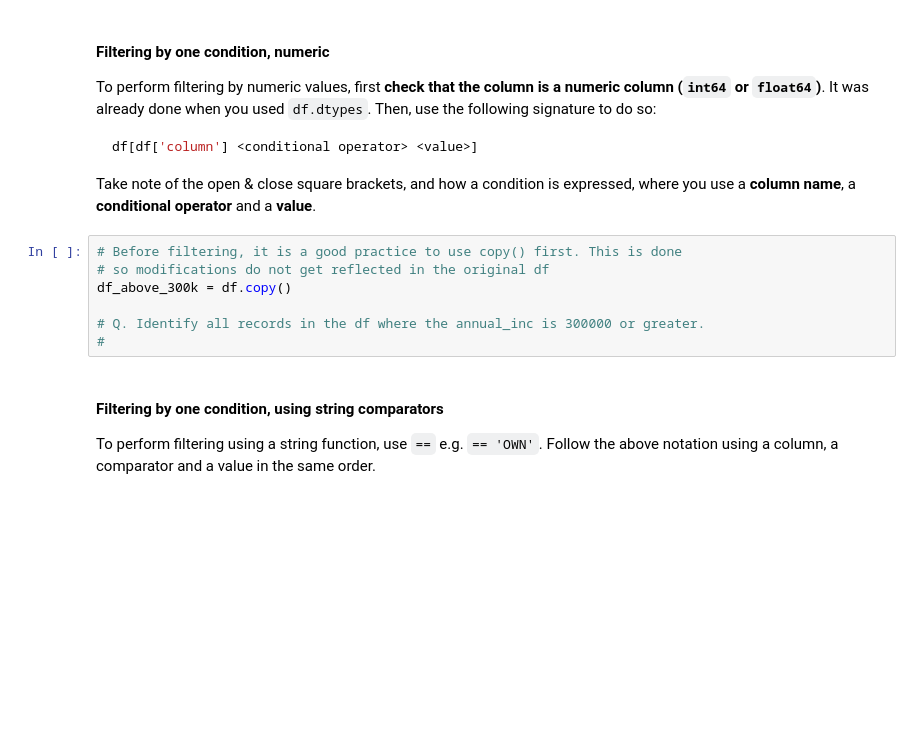
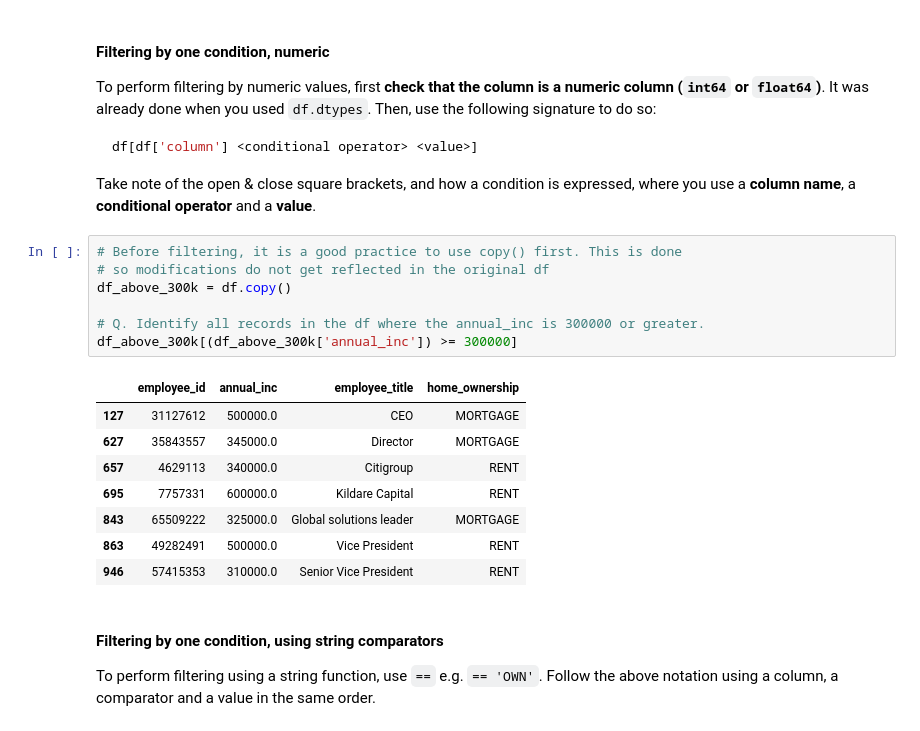
Before and after one commit to jermsinarocket/Hackwagon-DS102, a Jupyter notebook: Week 1/In-Class Exercise/week-1-inclass-b-pandas_i_student.ipynb, the cells around one changed output. Cells and saved outputs as stored; diff of their text form; blank space fills up the shorter version.

```diff
--- a/Week 1/In-Class Exercise/week-1-inclass-b-pandas_i_student.ipynb
+++ b/Week 1/In-Class Exercise/week-1-inclass-b-pandas_i_student.ipynb
@@ -127,10 +189,19 @@ Take note of the open & close square brackets, and how a condition is expressed,
 # %%
 # Before filtering, it is a good practice to use copy() first. This is done
 # so modifications do not get reflected in the original df
 df_above_300k = df.copy()
 
 # Q. Identify all records in the df where the annual_inc is 300000 or greater.
-#
+df_above_300k[(df_above_300k['annual_inc']) >= 300000]
+# %% [output]
+|  | employee_id | annual_inc | employee_title | home_ownership |
+| 127 | 31127612 | 500000.0 | CEO | MORTGAGE |
+| 627 | 35843557 | 345000.0 | Director | MORTGAGE |
+| 657 | 4629113 | 340000.0 | Citigroup | RENT |
+| 695 | 7757331 | 600000.0 | Kildare Capital | RENT |
+| 843 | 65509222 | 325000.0 | Global solutions leader | MORTGAGE |
+| 863 | 49282491 | 500000.0 | Vice President | RENT |
+| 946 | 57415353 | 310000.0 | Senior Vice President | RENT |
 # %% [markdown]
 #### Filtering by one condition, using string comparators
 
```
Also changed, not shown: parts of 20 cells of this notebook, 2 other files.
